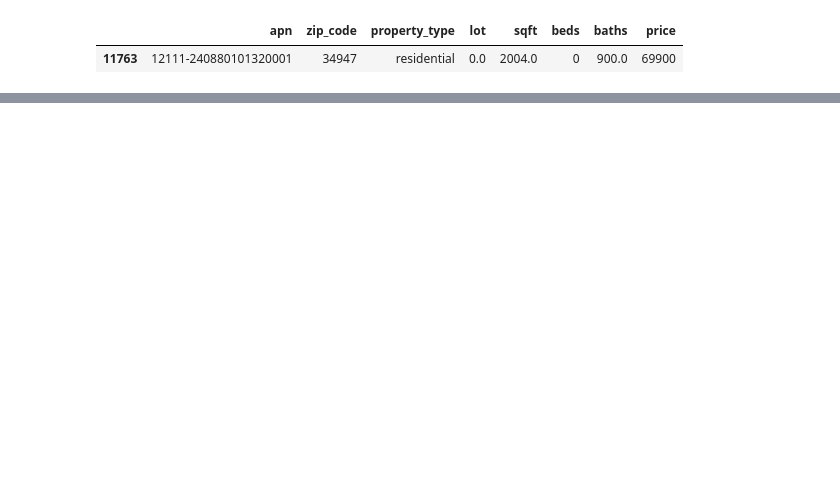
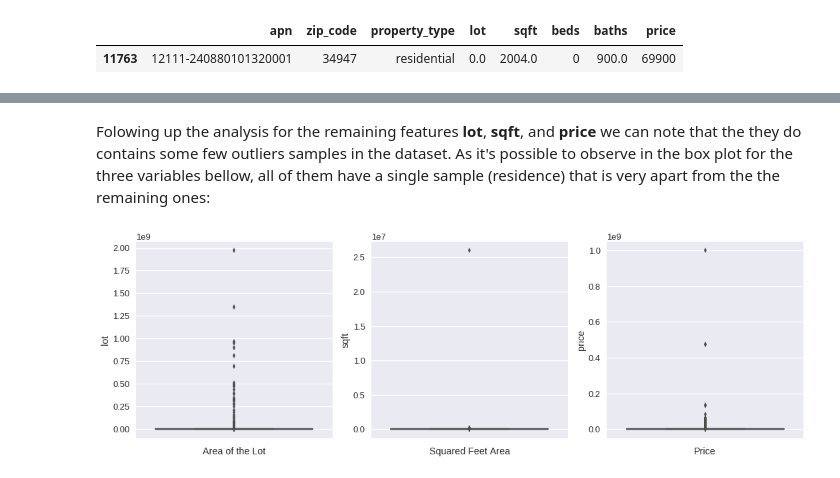
Before and after one commit to clebsonc/PricePrediction, a Jupyter notebook: PricePrediction.ipynb, the cells around one changed output, grey strips where cells are left out. Saved outputs shown, nothing was run; the diff lists cells and outputs as text; code cells hidden in the pictures; blank space fills up the shorter version.

```diff
--- a/PricePrediction.ipynb
+++ b/PricePrediction.ipynb
@@ -126,0 +146,14 @@ df_residences.query("baths > 100")
+# %% [markdown]
+Folowing up the analysis for the remaining features **lot**, **sqft**, and **price** we can note that the they do contains some few outliers samples in the dataset. As it's possible to observe in the box plot for the three variables bellow, all of them have a single sample (residence) that is very apart from the the remaining ones:
+# %%
+plt.rcParams['figure.figsize'] = (15, 5)
+fig, ax = plt.subplots(nrows=1, ncols=3)
+sns.boxplot(df_residences['lot'], ax=ax[0], orient='vertical')
+sns.boxplot(df_residences['sqft'], ax=ax[1], orient='vertical')
+sns.boxplot(df_residences['price'], ax=ax[2], orient='vertical')
+ax[0].set_xlabel('Area of the Lot')
+ax[1].set_xlabel('Squared Feet Area')
+ax[2].set_xlabel('Price')
+plt.tight_layout()
+# %% [output]
+[figure, added]
```
Also changed, not shown: parts of 16 cells of this notebook.
